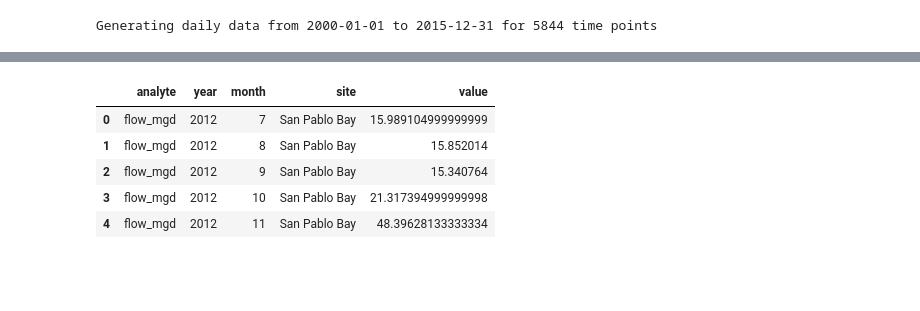
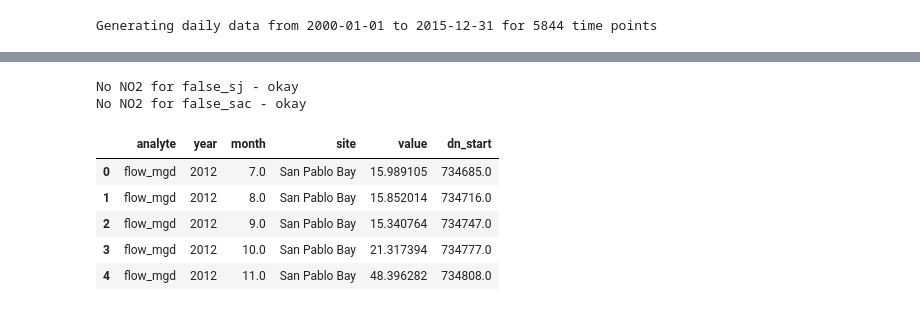
Before and after one commit to rustychris/sfbay_potw, a Jupyter notebook: scripts/synthesize.ipynb, the cells around one changed output, grey strips where cells are left out. Cells and saved outputs as stored; diff of their text form; code cells hidden in the pictures; blank space fills up the shorter version.

Commit message:
Process run start to finish, some additional qa/qc needed

```diff
--- a/scripts/synthesize.ipynb
+++ b/scripts/synthesize.ipynb
@@ -78,0 +113,51 @@ Generating daily data from 2000-01-01 to 2015-12-31 for 5844 time points
+# %%
+for site in ds.site:
+    site=site.item() # get to a str object
+    site_idx=list(ds.site).index(site) # 11
+
+    csv=pd.read_csv(os.path.join(compile_dir,site+'.csv'),
+                        parse_dates=['Date'])
+    csv_dnums=utils.to_dnum(csv.Date)
+    csv_date_i = np.searchsorted(dns,csv_dnums)
+
+    # limit to the overlap between csv dates and output dates
+    date_valid=(csv_dnums>=dns[0]) & (csv_dnums<dns[-1])
+
+    if 1: # FLOW
+        if 'flow ft3/s' in csv:
+            flow=0.028316847 * csv['flow ft3/s']
+        elif 'flow mgd' in csv:
+            flow=0.043812636 * csv['flow mgd']
+        else:
+            assert False
+        valid=date_valid & ( ~flow.isnull().values)
+        ds['flow'].isel(site=site_idx)[csv_date_i[valid]] = flow[valid]
+        ds['flow_flag'].isel(site=site_idx)[csv_date_i[valid]]=FLAG_LOADING_STUDY
+
+    if 1: # NOx:
+        nox=csv['NO3 mg/L N'].copy()
+        try:
+            nox += csv['NO2 mg/L N']
+        except KeyError:
+            print("No NO2 for %s - okay"%site)
+        valid=date_valid & (~nox.isnull().values)
+
+        ds['NOx_conc'].isel(site=site_idx)[csv_date_i[valid]]=nox[valid]
+        ds['NOx_conc_flag'].isel(site=site_idx)[csv_date_i[valid]]=FLAG_LOADING_STUDY
+
+    if 1: # NH3
+        nh3=csv['NH3 mg/L N']
+        valid=date_valid & (~nh3.isnull().values)
+
+        ds['NH3_conc'].isel(site=site_idx)[csv_date_i[valid]]=nh3[valid]
+        ds['NH3_conc_flag'].isel(site=site_idx)[csv_date_i[valid]]=FLAG_LOADING_STUDY
+
+    if 1: # PO4
+        po4=csv['PO4 mg/L P']
+        valid=date_valid & (~po4.isnull().values)
+
+        ds['PO4_conc'].isel(site=site_idx)[csv_date_i[valid]]=po4[valid]
+        ds['PO4_conc_flag'].isel(site=site_idx)[csv_date_i[valid]]=FLAG_LOADING_STUDY
+# %% [output]
+No NO2 for false_sj - okay
+No NO2 for false_sac - okay
@@ -79,12 +208,15 @@ Generating daily data from 2000-01-01 to 2015-12-31 for 5844 time points
 # %%
 # Load the HDR data in long format
 hdr_fn=os.path.join(compile_dir,'hdr_parsed_long.csv')
 hdr=pd.read_csv(hdr_fn)
+month_starts=[ datetime.datetime(year=int(r.year),month=int(r.month),day=1)
+               for ri,r in hdr.iterrows()]
+hdr['dn_start']=utils.to_dnum( np.array(month_starts))
 hdr.head()
 # %% [output]
-|  | analyte | year | month | site | value |
-| 0 | flow_mgd | 2012 | 7 | San Pablo Bay | 15.989104999999999 |
-| 1 | flow_mgd | 2012 | 8 | San Pablo Bay | 15.852014 |
-| 2 | flow_mgd | 2012 | 9 | San Pablo Bay | 15.340764 |
-| 3 | flow_mgd | 2012 | 10 | San Pablo Bay | 21.317394999999998 |
-| 4 | flow_mgd | 2012 | 11 | San Pablo Bay | 48.39628133333334 |
+|  | analyte | year | month | site | value | dn_start |
+| 0 | flow_mgd | 2012 | 7.0 | San Pablo Bay | 15.989105 | 734685.0 |
+| 1 | flow_mgd | 2012 | 8.0 | San Pablo Bay | 15.852014 | 734716.0 |
+| 2 | flow_mgd | 2012 | 9.0 | San Pablo Bay | 15.340764 | 734747.0 |
+| 3 | flow_mgd | 2012 | 10.0 | San Pablo Bay | 21.317394 | 734777.0 |
+| 4 | flow_mgd | 2012 | 11.0 | San Pablo Bay | 48.396282 | 734808.0 |
```
Also changed, not shown: parts of 16 cells of this notebook, 3 other files.
